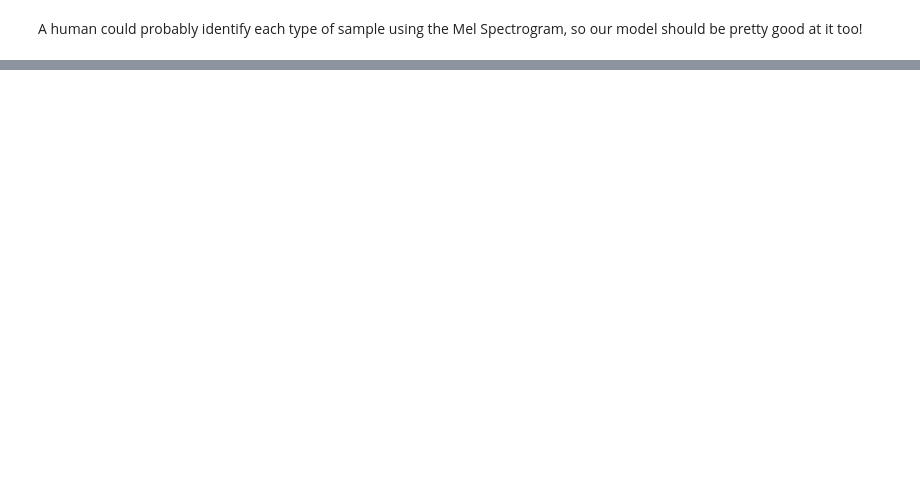
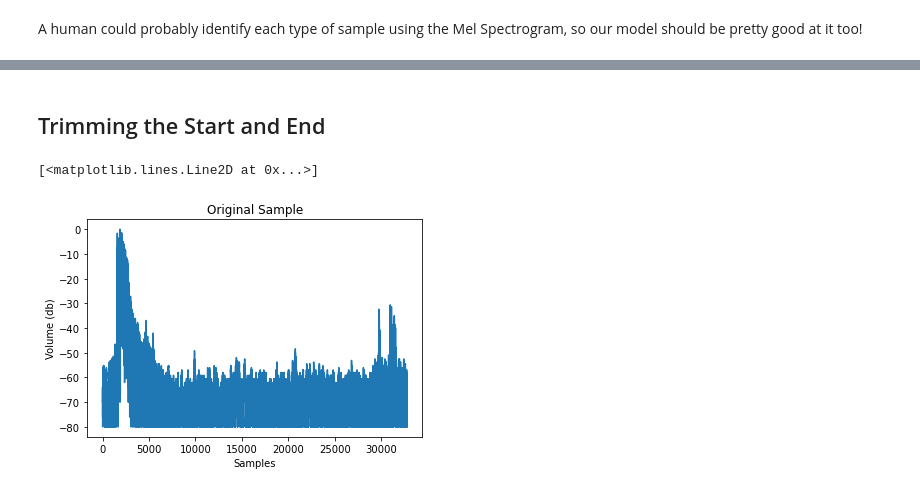
Before and after one commit to jrobchin/beat2d, a Jupyter notebook: notebooks/trainingv2.ipynb, the cells around one changed output, grey strips where cells are left out. Cells and saved outputs as stored; diff of their text form; code cells hidden in the pictures; blank space fills up the shorter version.

```diff
--- a/notebooks/trainingv2.ipynb
+++ b/notebooks/trainingv2.ipynb
@@ -195,0 +198,11 @@ For this model, I'm going to use a base model of VGG16. Although in technology y
+# %%
+# We'll use this sample for all our preprocessing steps
+# idx = 30
+# idx = 55
+idx = 238
+
+s = load(dataset.iloc[idx].oneshot, settings.SAMPLE_RATE)[0]
+
+print(dataset.iloc[idx].label)
+
+ipd.Audio(s, rate=settings.SAMPLE_RATE)
@@ -195,0 +214,13 @@ For this model, I'm going to use a base model of VGG16. Although in technology y
+# %%
+s_norm = librosa.util.normalize(s)
+
+fig, (ax1, ax2) = plt.subplots(nrows=1, ncols=2, figsize=(20, 10), sharey=True)
+
+ax1.set_title("Original Sample")
+ax1.set_ylabel("Amplitude")
+ax1.set_xlabel("Samples")
+ax1.plot(s)
+
+ax2.set_title("Normalized Sample")
+ax2.set_xlabel("Samples")
+ax2.plot(s_norm)
@@ -195,0 +230,12 @@ For this model, I'm going to use a base model of VGG16. Although in technology y
+# %% [markdown]
+## Trimming the Start and End
+# %%
+ax = plt.gca()
+
+ax.set_title("Original Sample")
+ax.set_ylabel("Volume (db)")
+ax.set_xlabel("Samples")
+ax.plot(librosa.core.amplitude_to_db(s_norm))
+# %% [output]
+[<matplotlib.lines.Line2D at 0x...>]
+[figure, added]
```
Also changed, not shown: parts of 95 cells of this notebook, 9 other files.
